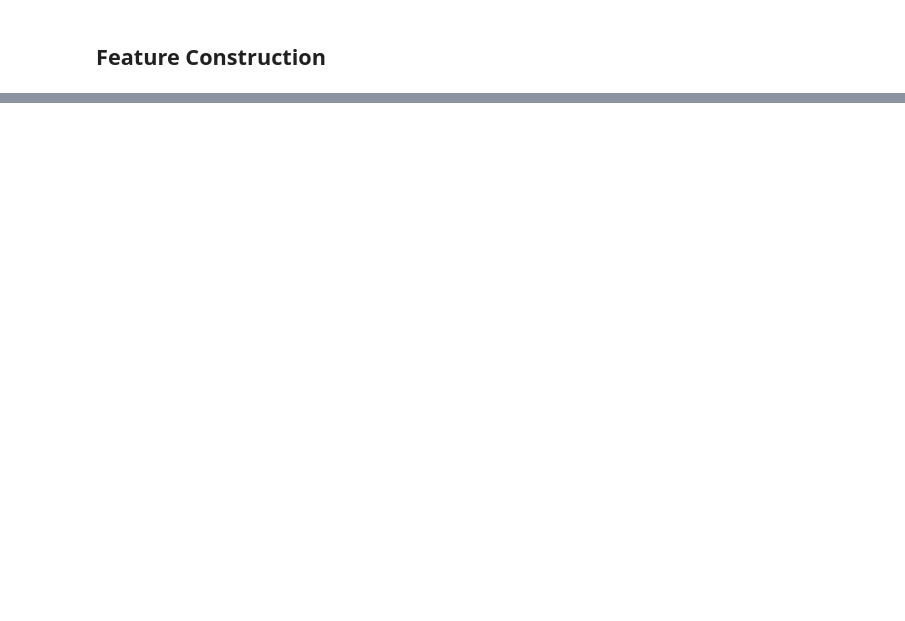
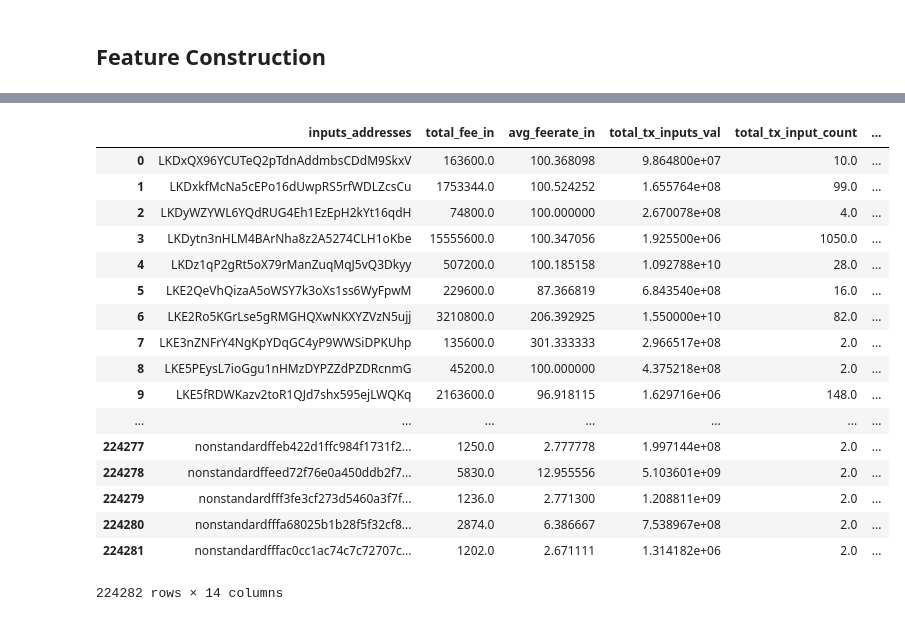
Before and after one commit to fakecoinbase/suchak1slashltc_addr_clf, a Jupyter notebook: litecoin.ipynb, the cells around one changed output, grey strips where cells are left out. Cells and saved outputs as stored; diff of their text form; code cells hidden in the pictures; blank space fills up the shorter version.

Commit message:
result.csv

```diff
--- a/litecoin.ipynb
+++ b/litecoin.ipynb
@@ -270,4 +306,24 @@ outputs_table
 # %%
-result = pd.merge(left = inputs_table, right = outputs_table,left_on = 'inputs_addresses',right_on = 'outputs_addresses',how = 'left')
-result = result.fillna(0)
-result
+# result = pd.merge(left = inputs_table, right = outputs_table,left_on = 'inputs_addresses',right_on = 'outputs_addresses',how = 'left')
+# result = result.fillna(0)
+# result.to_csv('result.csv', index=False)
+result = pd.read_csv('result.csv')
+# %% [output]
+|  | inputs_addresses | total_fee_in | avg_feerate_in | total_tx_inputs_val | total_tx_input_count | ... |
+| 0 | LKDxQX96YCUTeQ2pTdnAddmbsCDdM9SkxV | 163600.0 | 100.368098 | 9.864800e+07 | 10.0 | ... |
+| 1 | LKDxkfMcNa5cEPo16dUwpRS5rfWDLZcsCu | 1753344.0 | 100.524252 | 1.655764e+08 | 99.0 | ... |
+| 2 | LKDyWZYWL6YQdRUG4Eh1EzEpH2kYt16qdH | 74800.0 | 100.000000 | 2.670078e+08 | 4.0 | ... |
+| 3 | LKDytn3nHLM4BArNha8z2A5274CLH1oKbe | 15555600.0 | 100.347056 | 1.925500e+06 | 1050.0 | ... |
+| 4 | LKDz1qP2gRt5oX79rManZuqMqJ5vQ3Dkyy | 507200.0 | 100.185158 | 1.092788e+10 | 28.0 | ... |
+| 5 | LKE2QeVhQizaA5oWSY7k3oXs1ss6WyFpwM | 229600.0 | 87.366819 | 6.843540e+08 | 16.0 | ... |
+| 6 | LKE2Ro5KGrLse5gRMGHQXwNKXYZVzN5ujj | 3210800.0 | 206.392925 | 1.550000e+10 | 82.0 | ... |
+| 7 | LKE3nZNFrY4NgKpYDqGC4yP9WWSiDPKUhp | 135600.0 | 301.333333 | 2.966517e+08 | 2.0 | ... |
+| 8 | LKE5PEysL7ioGgu1nHMzDYPZZdPZDRcnmG | 45200.0 | 100.000000 | 4.375218e+08 | 2.0 | ... |
+| 9 | LKE5fRDWKazv2toR1QJd7shx595ejLWQKq | 2163600.0 | 96.918115 | 1.629716e+06 | 148.0 | ... |
+| ... | ... | ... | ... | ... | ... | ... |
+| 224277 | nonstandardffeb422d1ffc984f1731f2... | 1250.0 | 2.777778 | 1.997144e+08 | 2.0 | ... |
+| 224278 | nonstandardffeed72f76e0a450ddb2f7... | 5830.0 | 12.955556 | 5.103601e+09 | 2.0 | ... |
+| 224279 | nonstandardfff3fe3cf273d5460a3f7f... | 1236.0 | 2.771300 | 1.208811e+09 | 2.0 | ... |
+| 224280 | nonstandardfffa68025b1b28f5f32cf8... | 2874.0 | 6.386667 | 7.538967e+08 | 2.0 | ... |
+| 224281 | nonstandardfffac0cc1ac74c7c72707c... | 1202.0 | 2.671111 | 1.314182e+06 | 2.0 | ... |
+224282 rows × 14 columns
```
Also changed, not shown: parts of 8 cells of this notebook, 1 other file.
